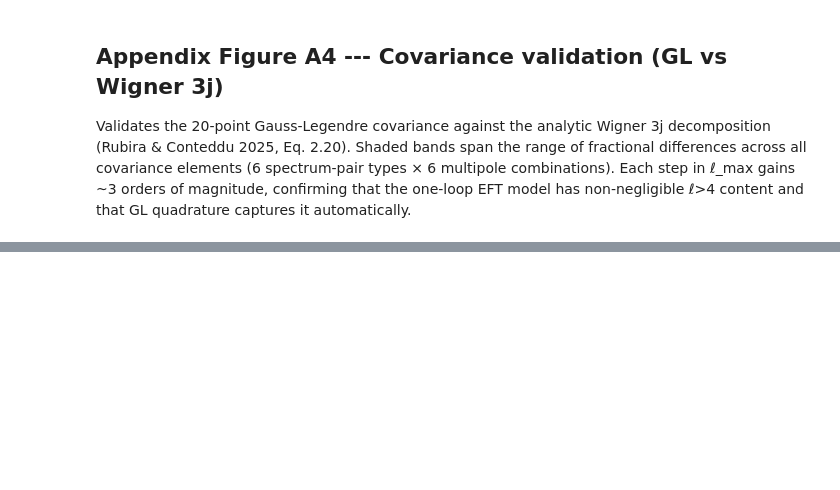
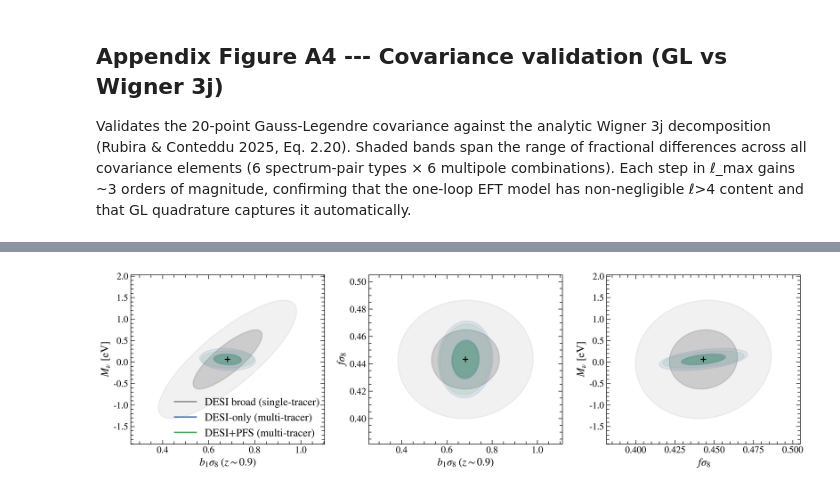
Before and after one commit to MinhMPA/PFSxDESI-multi-fish, a Jupyter notebook: notebooks/figures.ipynb, the cells around one changed output, grey strips where cells are left out. Cells and saved outputs as stored; diff of their text form; code cells hidden in the pictures; blank space fills up the shorter version.

```diff
--- a/notebooks/figures.ipynb
+++ b/notebooks/figures.ipynb
@@ -1067,0 +1089,54 @@ plt.show()
+# %%
+def sub(C, names, names_pair):
+    i, j = names.index(names_pair[0]), names.index(names_pair[1])
+    return np.array([[C[i, i], C[i, j]], [C[j, i], C[j, j]]])
+
+def panel(ax, sub_b, sub_d, sub_j, xc, yc, xl, yl):
+    scenarios = [
+        (sub_b, '#8C8C8C', 'DESI broad (single-tracer)'),
+        (sub_d, '#4C72B0', 'DESI-only (multi-tracer)'),
+        (sub_j, '#55A868', 'DESI+PFS (multi-tracer)'),
+    ]
+    for Cpair, color, label in scenarios:
+        vals, vecs = np.linalg.eigh(Cpair)
+        vals = np.maximum(vals, 1e-30)
+        ang = np.degrees(np.arctan2(vecs[1, 0], vecs[0, 0]))
+        for ns, al in [(1, 0.36), (2, 0.12)]:
+            w = 2 * ns * np.sqrt(vals[0])
+            h = 2 * ns * np.sqrt(vals[1])
+            e = Ellipse(xy=(xc, yc), width=w, height=h, angle=ang,
+                        fill=True, facecolor=color, alpha=al,
+                        edgecolor=color, linewidth=1.5)
+            ax.add_patch(e)
+        ax.plot([], [], color=color, lw=2, label=label)
+    ax.set_xlabel(xl)
+    ax.set_ylabel(yl)
+    ax.autoscale_view()
+    x1, x2 = ax.get_xlim(); y1, y2 = ax.get_ylim()
+    dx = (x2 - x1) * 0.15; dy = (y2 - y1) * 0.15
+    ax.set_xlim(x1 - dx, x2 + dx)
+    ax.set_ylim(y1 - dy, y2 + dy)
+    ax.plot(xc, yc, '+', color='k', ms=8, mew=1.5)
+
+fig, axes = plt.subplots(1, 3, figsize=(15, 4.5))
+panel(axes[0],
+      sub(Cb, pn_b, (label_b, 'Mnu')),
+      sub(Cd, pn_d, (label_b, 'Mnu')),
+      sub(Cj, pn_j, (label_b, 'Mnu')),
+      xb, xm, r'$b_1\sigma_8\;(z{\sim}0.9)$', r'$M_\nu$ [eV]')
+panel(axes[1],
+      sub(Cb, pn_b, (label_b, 'fsigma8')),
+      sub(Cd, pn_d, (label_b, 'fsigma8')),
+      sub(Cj, pn_j, (label_b, 'fsigma8')),
+      xb, xf, r'$b_1\sigma_8\;(z{\sim}0.9)$', r'$f\sigma_8$')
+panel(axes[2],
+      sub(Cb, pn_b, ('fsigma8', 'Mnu')),
+      sub(Cd, pn_d, ('fsigma8', 'Mnu')),
+      sub(Cj, pn_j, ('fsigma8', 'Mnu')),
+      xf, xm, r'$f\sigma_8$', r'$M_\nu$ [eV]')
+axes[0].legend(frameon=False, loc='lower right',bbox_to_anchor=(1.025,-0.025))
+fig.tight_layout()
+fig.savefig('paper/figs/fisher_contours.png', dpi=200, bbox_inches='tight')
+plt.show()
+# %% [output]
+[figure, added]
```
Also changed, not shown: parts of 21 cells of this notebook, 7 other files.
